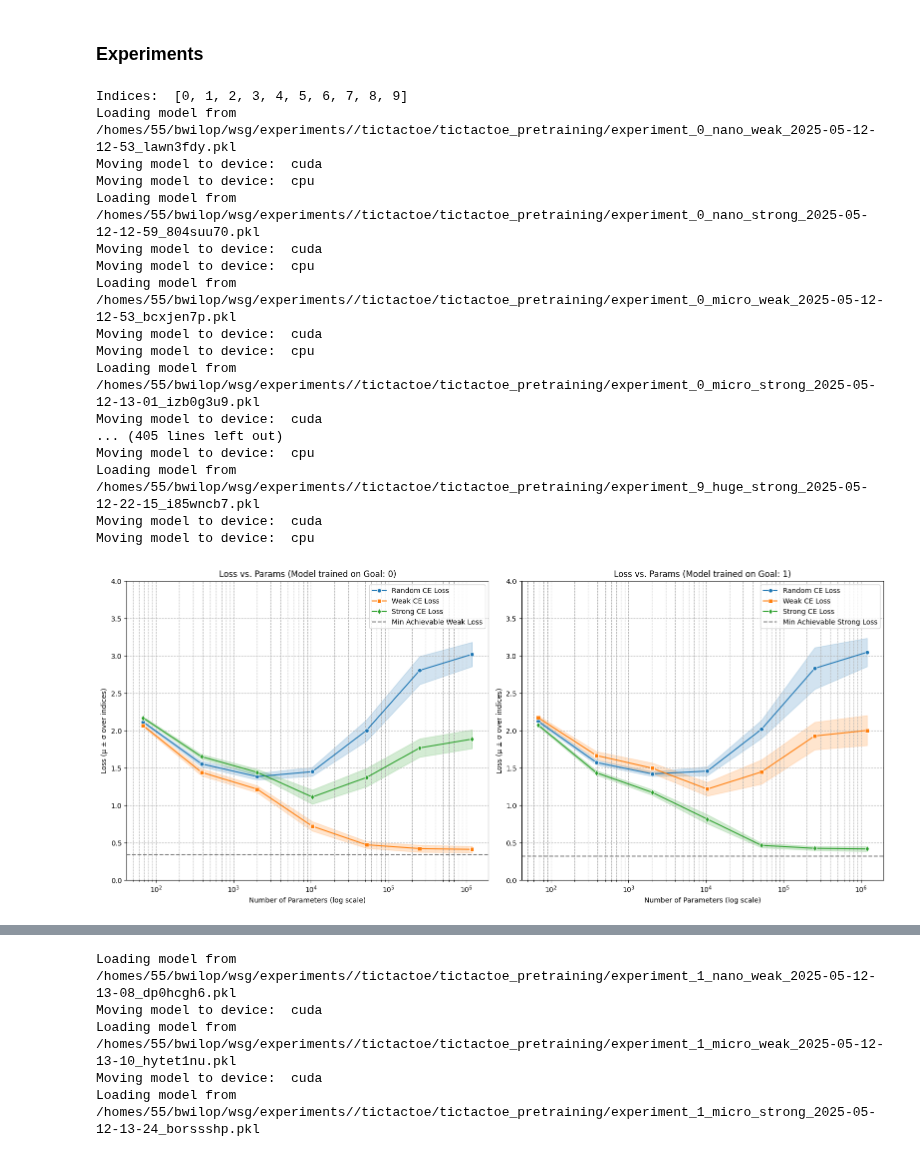
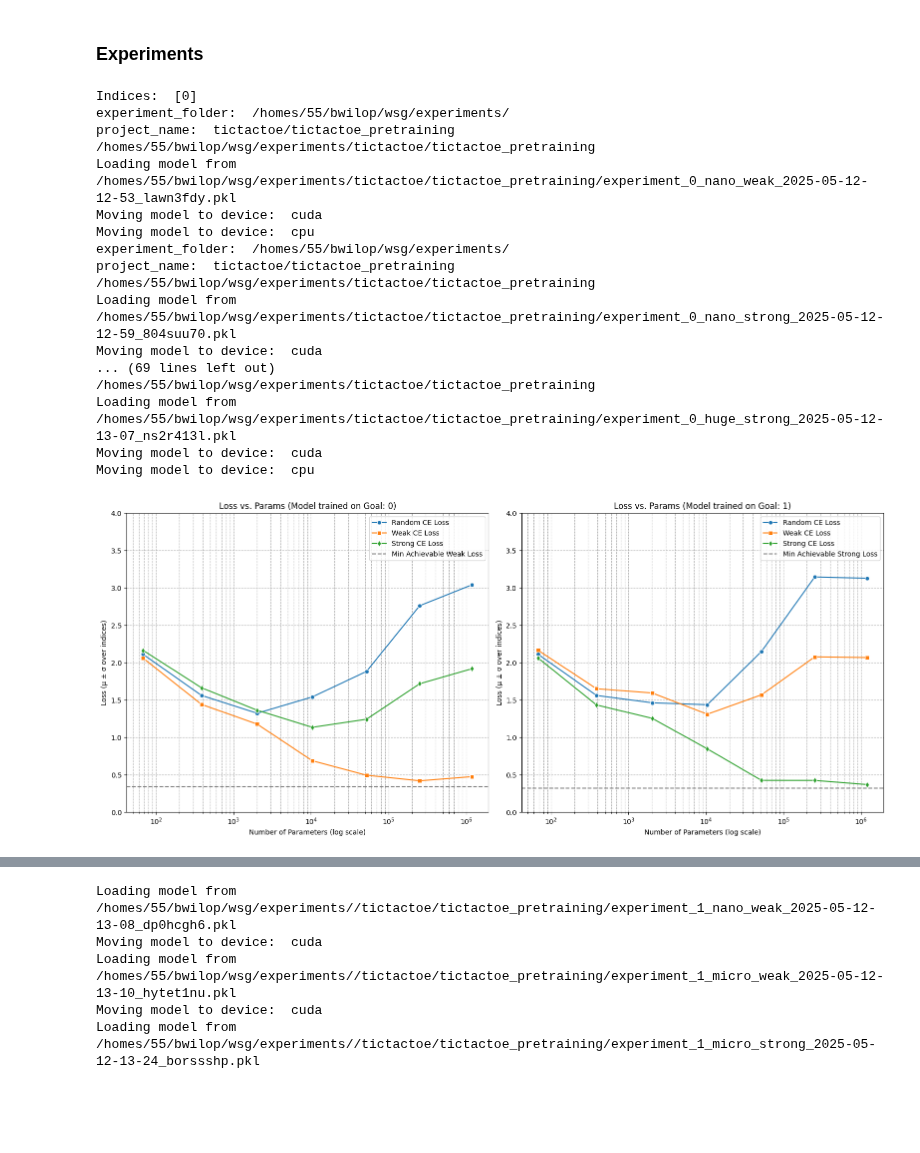
Before and after one commit to BenWilop/WSG_games, a Jupyter notebook: playground_WSG_games.ipynb, the cells around one changed output, grey strips where cells are left out. Drawn from its saved outputs; the diff is of its cells as text; code cells hidden in the pictures; blank space fills up the shorter version.

Commit message:
Half finished saving plots

```diff
--- a/playground_WSG_games.ipynb
+++ b/playground_WSG_games.ipynb
@@ -195,34 +195,34 @@ from wsg_games.tictactoe.train.pretrain import *
 # pretrain_models(experiment_folder, project_name, tictactoe_train_data, tictactoe_val_data, tictactoe_test_data, training_cfg, get_model_config)
 # %%
 # project_name = "tictactoe_pretrain_forbidden_diagonal_rule_test2"
-project_name = "tictactoe/tictactoe_pretraining4"
+project_name = "tictactoe/tictactoe_pretraining"
 # project_name = "tictactoe/tictactoe_pretraining_random"
-plot_loss_pretrain_models(
-    data_folder + "tictactoe/",
-    experiment_folder,
-    project_name,
-    device=DEVICE,
-    indices=[0],
-)
+# plot_loss_pretrain_models(
+#     data_folder + "tictactoe/",
+#     experiment_folder,
+#     project_name,
+#     device=DEVICE,
+#     indices=[0],
+# )
 # %% [output]
-Indices:  [0, 1, 2, 3, 4, 5, 6, 7, 8, 9]
-Loading model from /homes/55/bwilop/wsg/experiments//tictactoe/tictactoe_pretraining/experiment_0_nano_weak_2025-05-12-12-53_lawn3fdy.pkl
+Indices:  [0]
+experiment_folder:  /homes/55/bwilop/wsg/experiments/
+project_name:  tictactoe/tictactoe_pretraining
+/homes/55/bwilop/wsg/experiments/tictactoe/tictactoe_pretraining
+Loading model from /homes/55/bwilop/wsg/experiments/tictactoe/tictactoe_pretraining/experiment_0_nano_weak_2025-05-12-12-53_lawn3fdy.pkl
 Moving model to device:  cuda
 Moving model to device:  cpu
-Loading model from /homes/55/bwilop/wsg/experiments//tictactoe/tictactoe_pretraining/experiment_0_nano_strong_2025-05-12-12-59_804suu70.pkl
+experiment_folder:  /homes/55/bwilop/wsg/experiments/
+project_name:  tictactoe/tictactoe_pretraining
+/homes/55/bwilop/wsg/experiments/tictactoe/tictactoe_pretraining
+Loading model from /homes/55/bwilop/wsg/experiments/tictactoe/tictactoe_pretraining/experiment_0_nano_strong_2025-05-12-12-59_804suu70.pkl
+Moving model to device:  cuda
+... (69 lines left out)
+/homes/55/bwilop/wsg/experiments/tictactoe/tictactoe_pretraining
+Loading model from /homes/55/bwilop/wsg/experiments/tictactoe/tictactoe_pretraining/experiment_0_huge_strong_2025-05-12-13-07_ns2r413l.pkl
 Moving model to device:  cuda
 Moving model to device:  cpu
-Loading model from /homes/55/bwilop/wsg/experiments//tictactoe/tictactoe_pretraining/experiment_0_micro_weak_2025-05-12-12-53_bcxjen7p.pkl
-Moving model to device:  cuda
-Moving model to device:  cpu
-Loading model from /homes/55/bwilop/wsg/experiments//tictactoe/tictactoe_pretraining/experiment_0_micro_strong_2025-05-12-13-01_izb0g3u9.pkl
-Moving model to device:  cuda
-... (405 lines left out)
-Moving model to device:  cpu
-Loading model from /homes/55/bwilop/wsg/experiments//tictactoe/tictactoe_pretraining/experiment_9_huge_strong_2025-05-12-22-15_i85wncb7.pkl
-Moving model to device:  cuda
-Moving model to device:  cpu
-[figure, old version]
+[figure, new version]
 # %%
 # project_name = "tictactoe_pretrained_reverse_rule_no_overlap_split_start_third_200k"
 # weak_model_weak_goals = load_model(project_name, "mini", Goal.WEAK_GOAL, experiment_folder)
```
Also changed, not shown: parts of 20 cells of this notebook, 7 other files.
